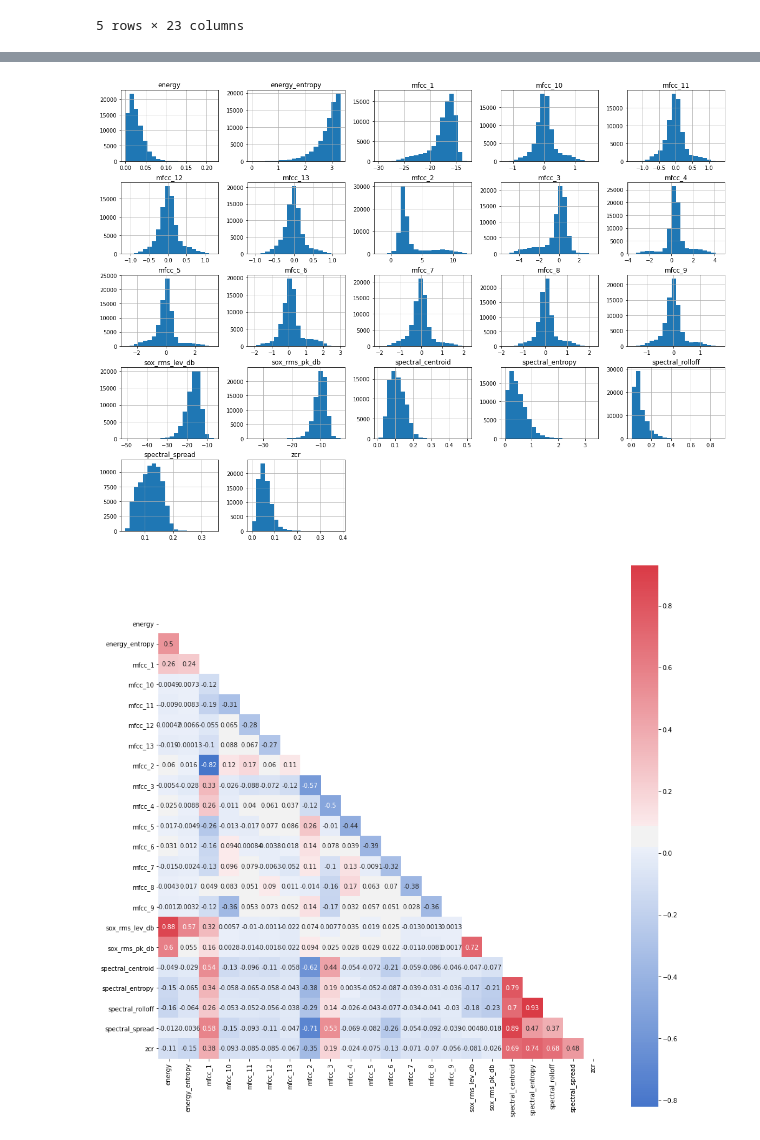
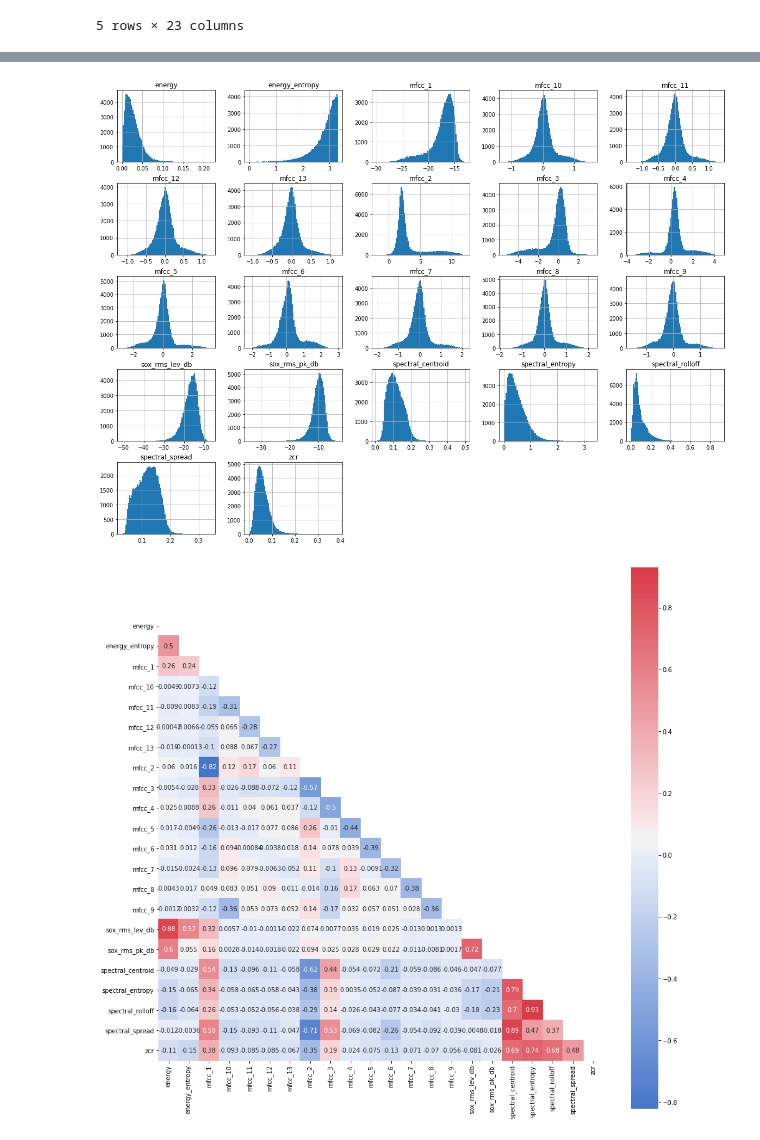
Before and after one commit to Torchun/sound, a Jupyter notebook: notebooks/0_wav_to_dataset.ipynb, the cells around one changed output, grey strips where cells are left out. Saved outputs shown, nothing was run; the diff lists cells and outputs as text; code cells hidden in the pictures.

```diff
--- a/notebooks/0_wav_to_dataset.ipynb
+++ b/notebooks/0_wav_to_dataset.ipynb
@@ -291,9 +291,9 @@ column_names
  'zcr']
 # %%
 # value distributions
-data.drop(["filename"], 1).hist(figsize=(20,15), bins=20);
+data.drop(["filename"], 1).hist(figsize=(20,15), bins=100);
 # %% [output]
-[figure, old version]
+[figure, new version]
 # %%
 plt.figure(figsize = (16,16))
 mask = np.zeros_like(data.corr())
```
